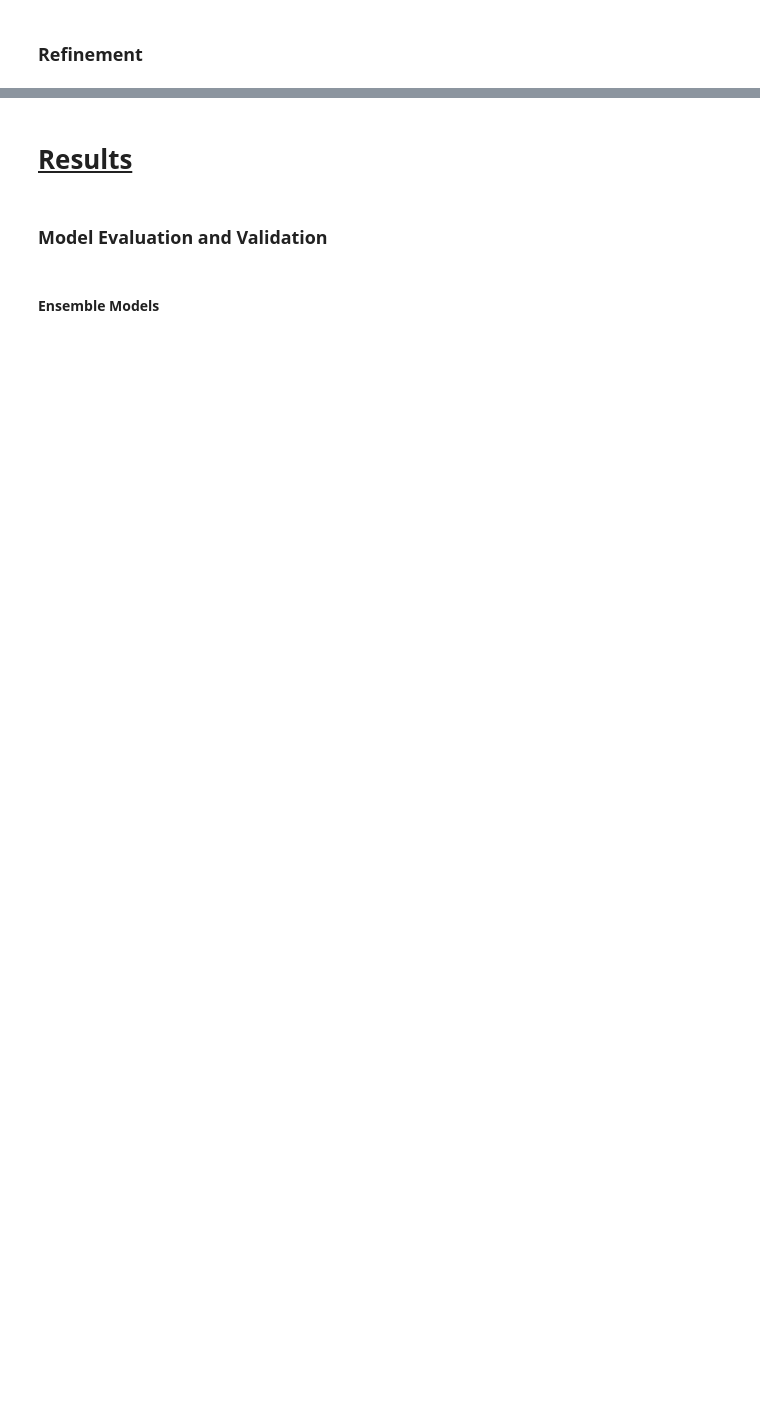
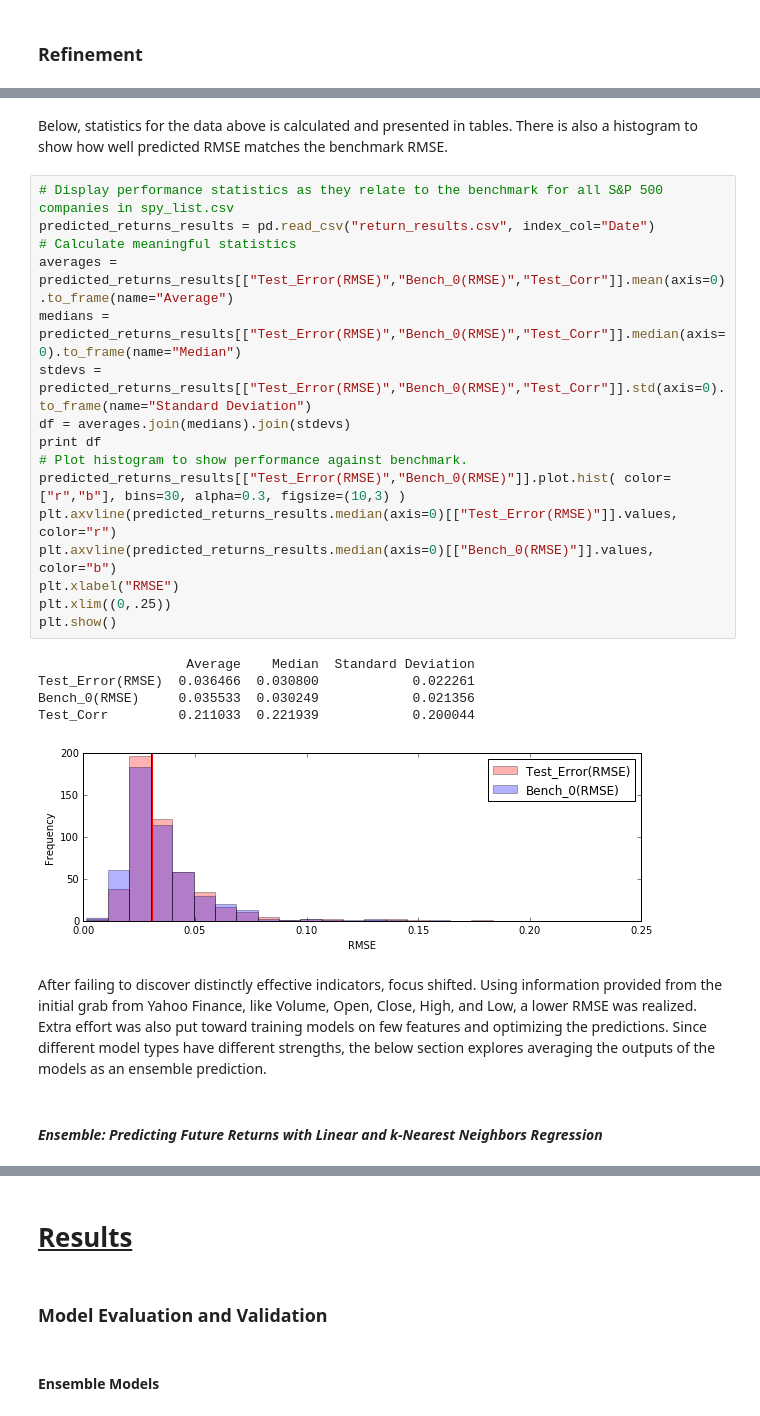
Before and after one commit to Seananigans/Finance, a Jupyter notebook: StockPredictor/FinalReport.ipynb, the cells around one changed output, grey strips where cells are left out. Drawn from its saved outputs; the diff is of its cells as text; blank space fills up the shorter version.

```diff
--- a/StockPredictor/FinalReport.ipynb
+++ b/StockPredictor/FinalReport.ipynb
@@ -265,0 +272,28 @@ from error_metrics import rmse
+# %% [markdown]
+Below, statistics for the data above is calculated and presented in tables. There is also a histogram to show how well predicted RMSE matches the benchmark RMSE.
+# %%
+# Display performance statistics as they relate to the benchmark for all S&P 500 companies in spy_list.csv
+predicted_returns_results = pd.read_csv("return_results.csv", index_col="Date")
+# Calculate meaningful statistics
+averages = predicted_returns_results[["Test_Error(RMSE)","Bench_0(RMSE)","Test_Corr"]].mean(axis=0).to_frame(name="Average")
+medians = predicted_returns_results[["Test_Error(RMSE)","Bench_0(RMSE)","Test_Corr"]].median(axis=0).to_frame(name="Median")
+stdevs = predicted_returns_results[["Test_Error(RMSE)","Bench_0(RMSE)","Test_Corr"]].std(axis=0).to_frame(name="Standard Deviation")
+df = averages.join(medians).join(stdevs)
+print df
+# Plot histogram to show performance against benchmark.
+predicted_returns_results[["Test_Error(RMSE)","Bench_0(RMSE)"]].plot.hist( color=["r","b"], bins=30, alpha=0.3, figsize=(10,3) )
+plt.axvline(predicted_returns_results.median(axis=0)[["Test_Error(RMSE)"]].values, color="r")
+plt.axvline(predicted_returns_results.median(axis=0)[["Bench_0(RMSE)"]].values, color="b")
+plt.xlabel("RMSE")
+plt.xlim((0,.25))
+plt.show()
+# %% [output]
+                   Average    Median  Standard Deviation
+Test_Error(RMSE)  0.036466  0.030800            0.022261
+Bench_0(RMSE)     0.035533  0.030249            0.021356
+Test_Corr         0.211033  0.221939            0.200044
+[figure, added]
+# %% [markdown]
+After failing to discover distinctly effective indicators, focus shifted. Using information provided from the initial grab from Yahoo Finance, like Volume, Open, Close, High, and Low, a lower RMSE was realized. Extra effort was also put  toward training models on few features and optimizing the predictions. Since different model types have different strengths, the below section explores averaging the outputs of the models as an ensemble prediction.
+# %% [markdown]
+#### _Ensemble: Predicting Future Returns with Linear and k-Nearest Neighbors Regression_
```
Also changed, not shown: parts of 46 cells of this notebook.
